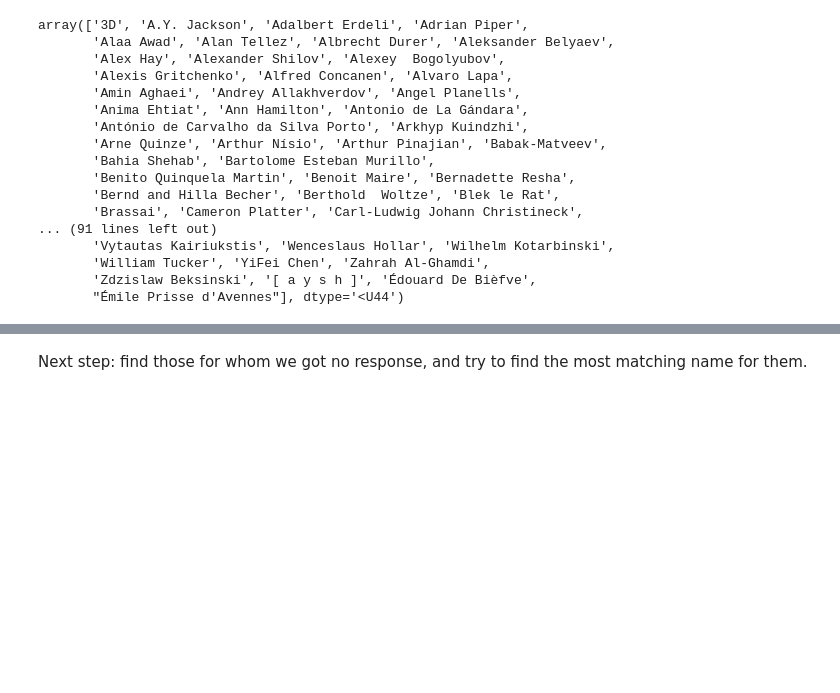
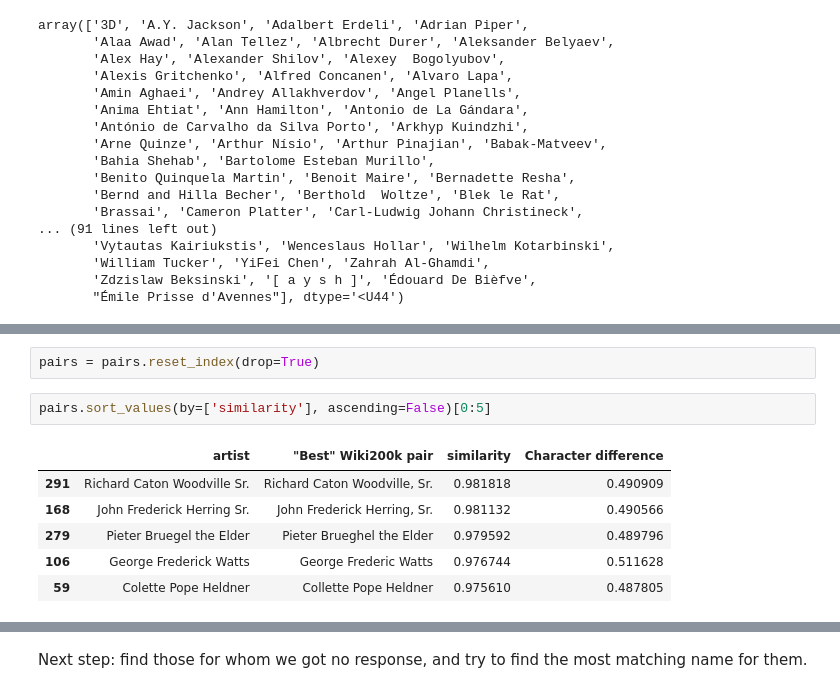
Before and after one commit to me9hanics/PainterPalette, a Jupyter notebook: wikiart_updates.ipynb, the cells around one changed output, grey strips where cells are left out. Cells and saved outputs as stored; diff of their text form; blank space fills up the shorter version.

```diff
--- a/wikiart_updates.ipynb
+++ b/wikiart_updates.ipynb
@@ -337,0 +372,11 @@ We also need to address for some cases when we corrected "early", before updatin
+# %%
+pairs = pairs.reset_index(drop=True)
+# %%
+pairs.sort_values(by=['similarity'], ascending=False)[0:5]
+# %% [output]
+|  | artist | "Best" Wiki200k pair | similarity | Character difference |
+| 291 | Richard Caton Woodville Sr. | Richard Caton Woodville, Sr. | 0.981818 | 0.490909 |
+| 168 | John Frederick Herring Sr. | John Frederick Herring, Sr. | 0.981132 | 0.490566 |
+| 279 | Pieter Bruegel the Elder | Pieter Brueghel the Elder | 0.979592 | 0.489796 |
+| 106 | George Frederick Watts | George Frederic Watts | 0.976744 | 0.511628 |
+| 59 | Colette Pope Heldner | Collette Pope Heldner | 0.975610 | 0.487805 |
```
Also changed, not shown: parts of 6 cells of this notebook, 1 other file.
